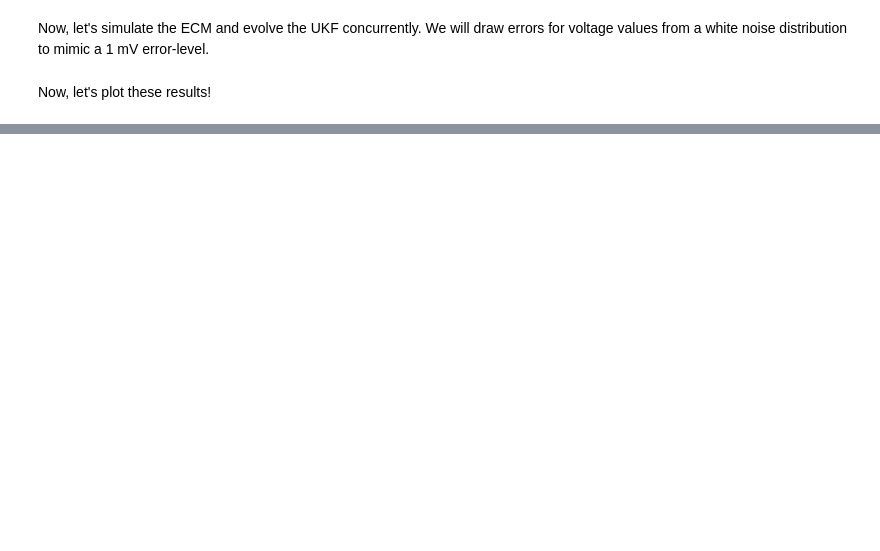
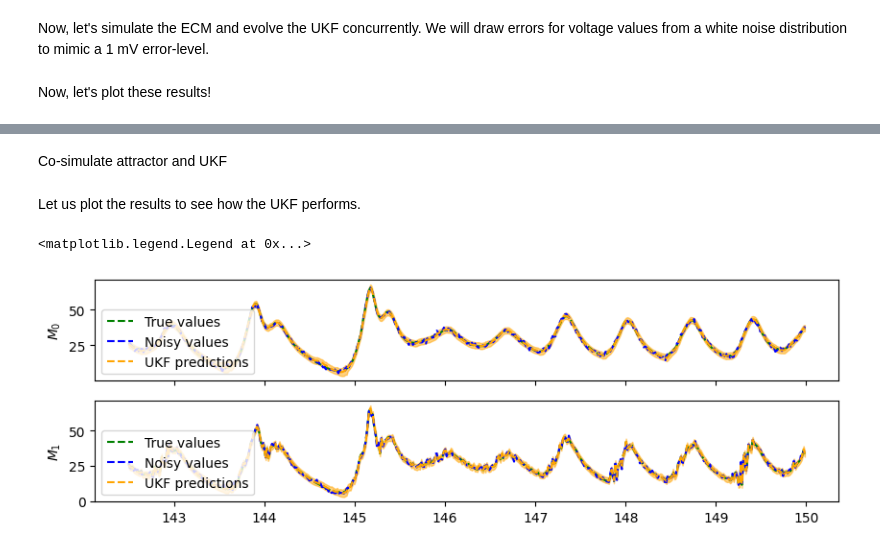
Before and after one commit to ROVI-org/auto-soh, a Jupyter notebook: notebooks/demonstrate_ukf.ipynb, the cells around one changed output, grey strips where cells are left out. Saved outputs shown, nothing was run; the diff lists cells and outputs as text; code cells hidden in the pictures; blank space fills up the shorter version.

```diff
--- a/notebooks/demonstrate_ukf.ipynb
+++ b/notebooks/demonstrate_ukf.ipynb
@@ -271,0 +365,2 @@ _ = ax[2].set_xlabel('Time [hr]')
+# %% [markdown]
+Co-simulate attractor and UKF
@@ -271,0 +416,61 @@ _ = ax[2].set_xlabel('Time [hr]')
+# %% [markdown]
+Let us plot the results to see how the UKF performs.
+# %%
+# Getting relevant values
+ukf_m0 = np.array([y.mean[0] for y in ukf_values['measurements']])
+ukf_m1 = np.array([y.mean[1] for y in ukf_values['measurements']])
+ukf_m0_std = np.sqrt(np.array([y.covariance[0,0] for y in ukf_values['measurements']]))
+ukf_m1_std = np.sqrt(np.array([y.covariance[1,1] for y in ukf_values['measurements']]))
+
+# Plotting
+fig, ax = plt.subplots(2, 1, figsize=(10,3), sharex='col')
+ax[0].plot(timestamps[-500:],
+           [y.flatten()[0]for y in real_values['measurements'][-500:]],
+           color='green',
+           linestyle='--',
+           label='True values')
+ax[0].plot(timestamps[-500:],
+           [y.flatten()[0]for y in noisy_values['measurements'][-500:]],
+           color='blue',
+           linestyle='--',
+           label='Noisy values')
+ax[0].plot(timestamps[-500:],
+           ukf_m0[-500:],
+           color='orange',
+           linestyle='--',
+           label='UKF predictions')
+ax[0].fill_between(timestamps[-500:],
+                   (ukf_m0 + 2 * ukf_m0_std)[-500:],
+                   (ukf_m0 - 2 * ukf_m0_std)[-500:],
+                   color='orange',
+                   alpha=0.5,
+                   zorder=0)
+
+ax[1].plot(timestamps[-500:],
+           [y.flatten()[1]for y in real_values['measurements'][-500:]],
+           color='green',
+           linestyle='--',
+           label='True values')
+ax[1].plot(timestamps[-500:],
+           [y.flatten()[1]for y in noisy_values['measurements'][-500:]],
+           color='blue',
+           linestyle='--',
+           label='Noisy values')
+ax[1].plot(timestamps[-500:],
+           ukf_m1[-500:],
+           color='orange',
+           linestyle='--',
+           label='UKF predictions')
+ax[1].fill_between(timestamps[-500:],
+                   (ukf_m1 + 2 * ukf_m1_std)[-500:],
+                   (ukf_m1 - 2 * ukf_m1_std)[-500:],
+                   color='orange',
+                   alpha=0.5,
+                   zorder=1)
+ax[0].set_ylabel(r'$M_0$')
+ax[1].set_ylabel(r'$M_1$')
+ax[0].legend(loc='lower left')
+ax[1].legend(loc='lower left')
+# %% [output]
+<matplotlib.legend.Legend at 0x...>
+[figure, added]
```
Also changed, not shown: parts of 17 cells of this notebook.
